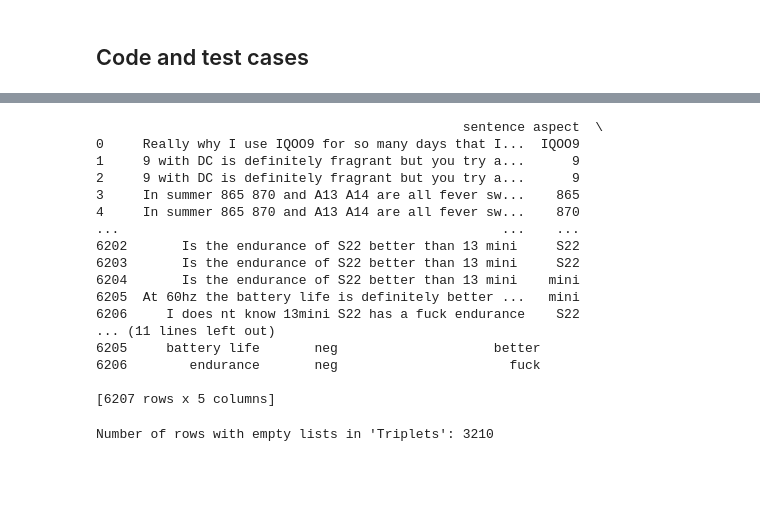
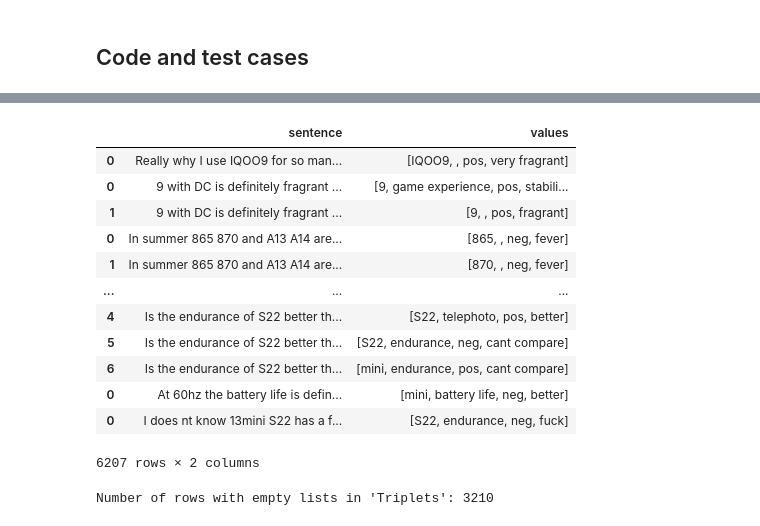
Before and after one commit to hkhnhan1994/DiaASQ, a Jupyter notebook: DiaASQ.ipynb, the cells around one changed output, grey strips where cells are left out. Drawn from its saved outputs; the diff is of its cells as text; code cells hidden in the pictures; blank space fills up the shorter version.

```diff
--- a/DiaASQ.ipynb
+++ b/DiaASQ.ipynb
@@ -246,54 +317,51 @@ area of the hot plate
 # %%
 my_list=list(df.apply(lambda row: assign_positions_to_paragraphs(row['sentences'], row['triplets']), axis=1))
 data =[]
 for ele in my_list:
     for d in ele:
         for i in d:
             try:
                 data.append((i[0], i[1]))
             except: continue
 # Filter the list
 
 filtered_data = [item for item in data if isinstance(item[1], list) and item[1]]
 
 # Create an empty DataFrame with the desired columns
 view_df = pd.DataFrame(columns=['sentence', 'values'])
 
 # Iterate through the data and append rows with values to the DataFrame
 for item in filtered_data:
     sentence, values = item[0], item[1]
     if values:
-        view_df = view_df.append({'sentence': sentence, 'values': values}, ignore_index=True)
+        _view_df = pd.DataFrame({'sentence': sentence, 'values': values})
+        view_df = pd.concat([view_df,_view_df])
 
-# Create a new DataFrame by exploding the 'values' column
-view_df = view_df.explode('values', ignore_index=True)
+# # Create a new DataFrame by exploding the 'values' column
+# view_df = view_df.explode('values', ignore_index=True)
 
-# Expand the 'values' list into separate columns
-view_df[['aspect', 'category', 'sentiment', 'opinion']] = pd.DataFrame(view_df['values'].tolist(), index=view_df.index)
+# # Expand the 'values' list into separate columns
+# view_df[['aspect', 'category', 'sentiment', 'opinion']] = pd.DataFrame(view_df['values'].tolist(), index=view_df.index)
 
-# Drop the original 'values' column
-view_df = view_df.drop(columns=['values'])
+# # Drop the original 'values' column
+# view_df = view_df.drop(columns=['values'])
 
 # Display the resulting DataFrame
-print(view_df)
+view_df
 # %% [output]
+|  | sentence | values |
+| 0 | Really why I use IQOO9 for so man... | [IQOO9, , pos, very fragrant] |
+| 0 | 9 with DC is definitely fragrant ... | [9, game experience, pos, stabili... |
+| 1 | 9 with DC is definitely fragrant ... | [9, , pos, fragrant] |
+| 0 | In summer 865 870 and A13 A14 are... | [865, , neg, fever] |
+| 1 | In summer 865 870 and A13 A14 are... | [870, , neg, fever] |
+| ... | ... | ... |
+| 4 | Is the endurance of S22 better th... | [S22, telephoto, pos, better] |
+| 5 | Is the endurance of S22 better th... | [S22, endurance, neg, cant compare] |
+| 6 | Is the endurance of S22 better th... | [mini, endurance, pos, cant compare] |
+| 0 | At 60hz the battery life is defin... | [mini, battery life, neg, better] |
+| 0 | I does nt know 13mini S22 has a f... | [S22, endurance, neg, fuck] |
-                                               sentence aspect  \
-0     Really why I use IQOO9 for so many days that I...  IQOO9
-1     9 with DC is definitely fragrant but you try a...      9
-2     9 with DC is definitely fragrant but you try a...      9
-3     In summer 865 870 and A13 A14 are all fever sw...    865
-4     In summer 865 870 and A13 A14 are all fever sw...    870
-...                                                 ...    ...
-6202       Is the endurance of S22 better than 13 mini     S22
-6203       Is the endurance of S22 better than 13 mini     S22
-6204       Is the endurance of S22 better than 13 mini    mini
-6205  At 60hz the battery life is definitely better ...   mini
-6206     I does nt know 13mini S22 has a fuck endurance    S22
-... (11 lines left out)
-6205     battery life       neg                    better
-6206        endurance       neg                      fuck
-
-[6207 rows x 5 columns]
+6207 rows × 2 columns
 # %%
 count_empty_lists = (final_result['Triplets'].apply(lambda x: len(x) == 0)).sum()
 print("Number of rows with empty lists in 'Triplets':", count_empty_lists)
```
Also changed, not shown: parts of 9 cells of this notebook, 1 other file.
